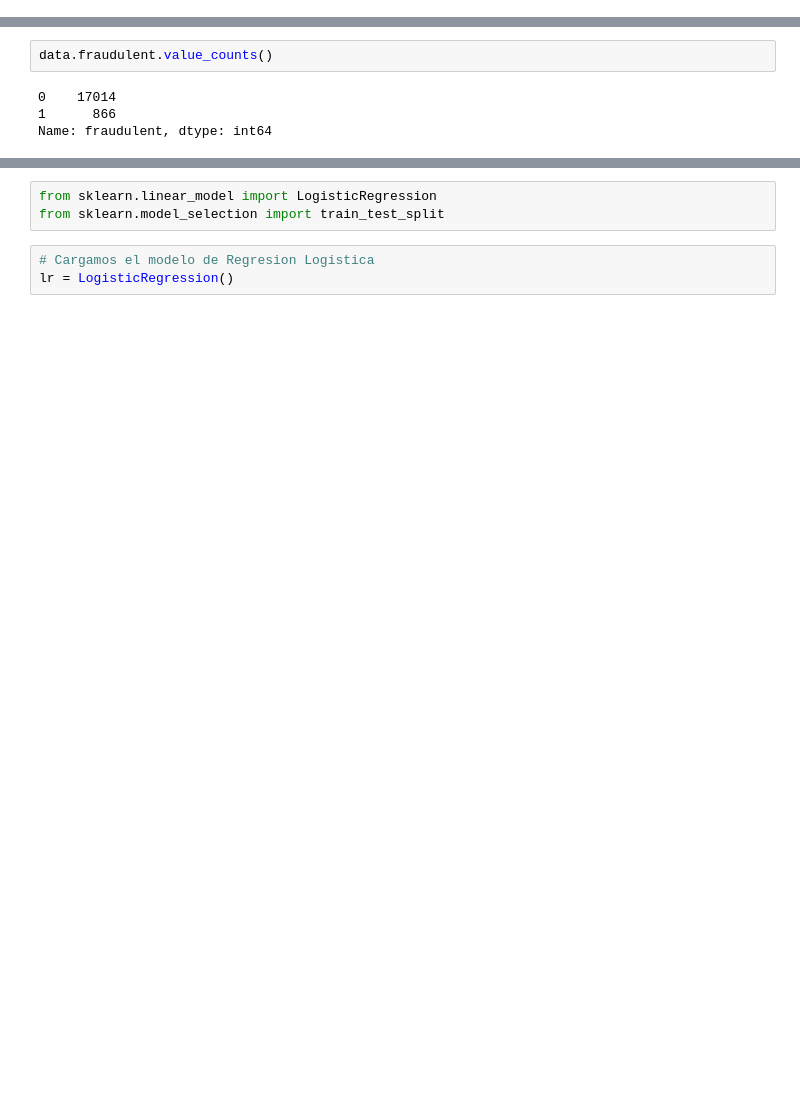
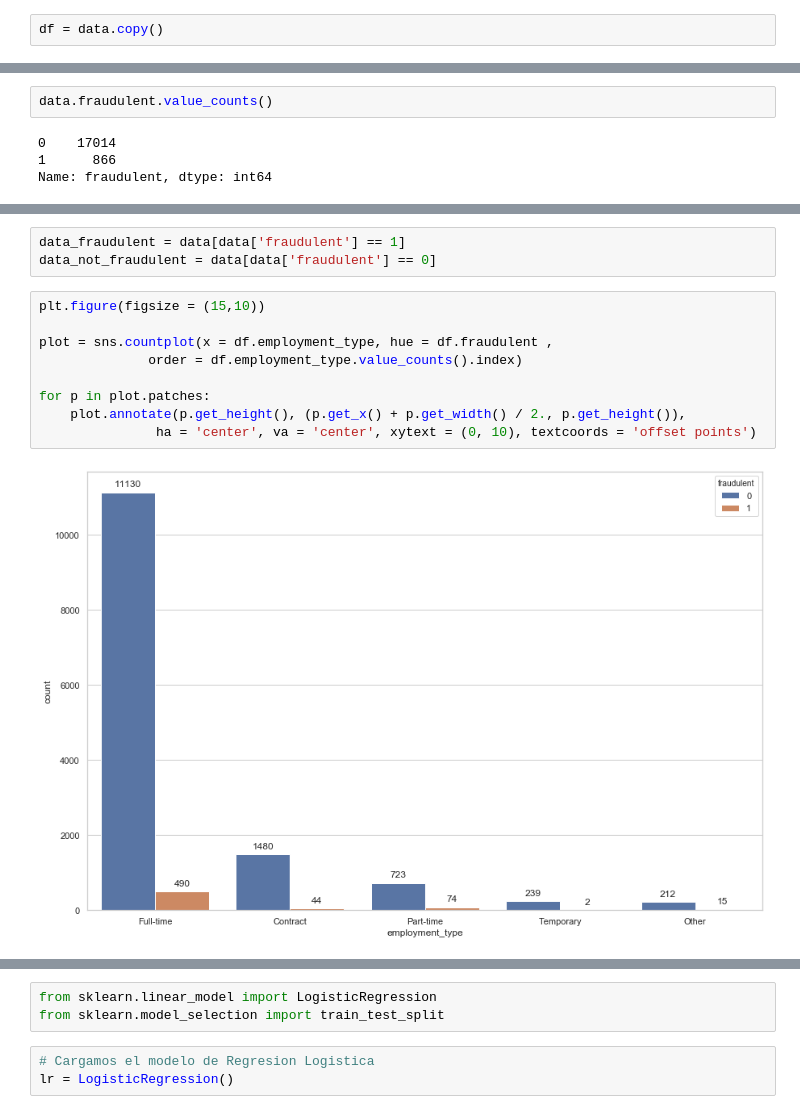
Before and after one commit to mikongame/Module-3-Project-2-ML-Fraud-Detection, a Jupyter notebook: your-code/demo_project.ipynb, the cells around one changed output, grey strips where cells are left out. Saved outputs shown, nothing was run; the diff lists cells and outputs as text; blank space fills up the shorter version.

```diff
--- a/your-code/demo_project.ipynb
+++ b/your-code/demo_project.ipynb
@@ -5,0 +8,2 @@ data = pd.read_csv('data/fake_job_postings.csv')
+# %%
+df = data.copy()
@@ -20,0 +67,14 @@ data.head()
+# %%
+data_fraudulent = data[data['fraudulent'] == 1]
+data_not_fraudulent = data[data['fraudulent'] == 0]
+# %%
+plt.figure(figsize = (15,10))
+
+plot = sns.countplot(x = df.employment_type, hue = df.fraudulent ,
+              order = df.employment_type.value_counts().index)
+
+for p in plot.patches:
+    plot.annotate(p.get_height(), (p.get_x() + p.get_width() / 2., p.get_height()),
+               ha = 'center', va = 'center', xytext = (0, 10), textcoords = 'offset points')
+# %% [output]
+[figure, added]
```
Also changed, not shown: parts of 45 cells of this notebook.
